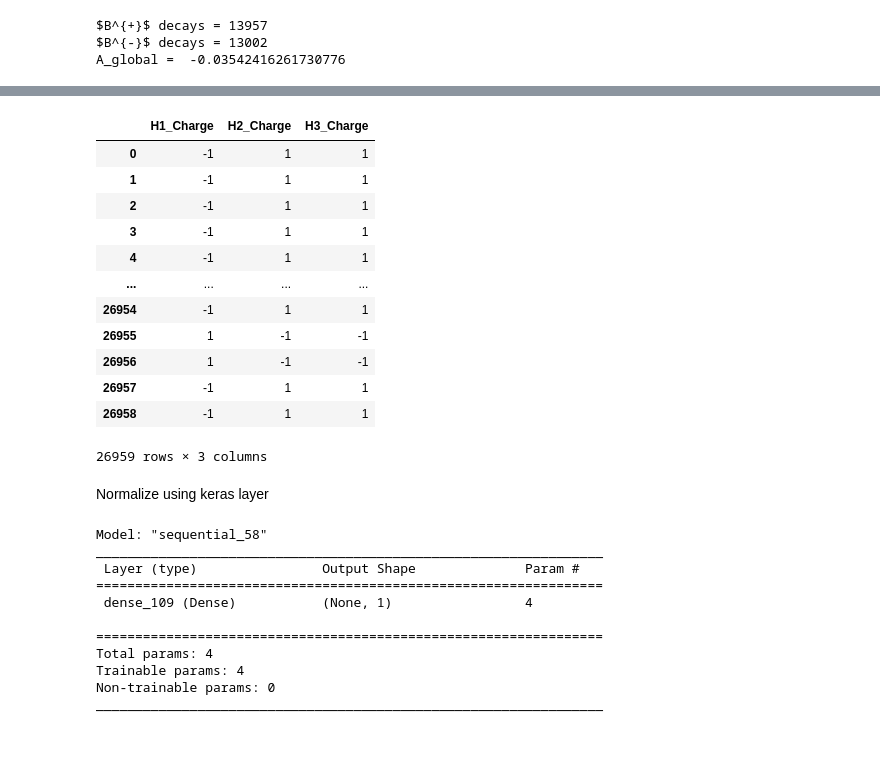
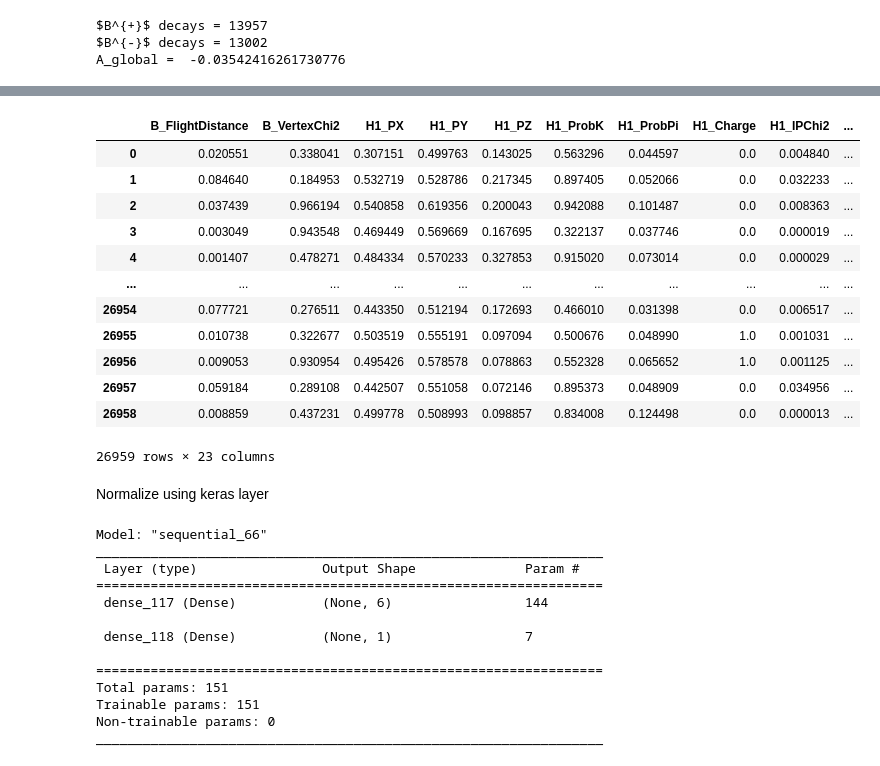
Before and after one commit to GitGup/ML_Projects, a Jupyter notebook: B_Meson_Neural_Network.ipynb, the cells around one changed output, grey strips where cells are left out. Saved outputs shown, nothing was run; the diff lists cells and outputs as text; code cells hidden in the pictures.

Commit message:
23 parameters, correctly predicts B+ or B- meson

```diff
--- a/B_Meson_Neural_Network.ipynb
+++ b/B_Meson_Neural_Network.ipynb
@@ -148,19 +134,19 @@ Name: H2_ProbK, Length: 26959, dtype: float64
-# %%
-df
-# %% [output]
-|  | H1_Charge | H2_Charge | H3_Charge |
-| 0 | -1 | 1 | 1 |
-| 1 | -1 | 1 | 1 |
-| 2 | -1 | 1 | 1 |
-| 3 | -1 | 1 | 1 |
-| 4 | -1 | 1 | 1 |
-| ... | ... | ... | ... |
-| 26954 | -1 | 1 | 1 |
-| 26955 | 1 | -1 | -1 |
-| 26956 | 1 | -1 | -1 |
-| 26957 | -1 | 1 | 1 |
-| 26958 | -1 | 1 | 1 |
-26959 rows × 3 columns
+# %%
+df_norm
+# %% [output]
+|  | B_FlightDistance | B_VertexChi2 | H1_PX | H1_PY | H1_PZ | H1_ProbK | H1_ProbPi | H1_Charge | H1_IPChi2 | ... |
+| 0 | 0.020551 | 0.338041 | 0.307151 | 0.499763 | 0.143025 | 0.563296 | 0.044597 | 0.0 | 0.004840 | ... |
+| 1 | 0.084640 | 0.184953 | 0.532719 | 0.528786 | 0.217345 | 0.897405 | 0.052066 | 0.0 | 0.032233 | ... |
+| 2 | 0.037439 | 0.966194 | 0.540858 | 0.619356 | 0.200043 | 0.942088 | 0.101487 | 0.0 | 0.008363 | ... |
+| 3 | 0.003049 | 0.943548 | 0.469449 | 0.569669 | 0.167695 | 0.322137 | 0.037746 | 0.0 | 0.000019 | ... |
+| 4 | 0.001407 | 0.478271 | 0.484334 | 0.570233 | 0.327853 | 0.915020 | 0.073014 | 0.0 | 0.000029 | ... |
+| ... | ... | ... | ... | ... | ... | ... | ... | ... | ... | ... |
+| 26954 | 0.077721 | 0.276511 | 0.443350 | 0.512194 | 0.172693 | 0.466010 | 0.031398 | 0.0 | 0.006517 | ... |
+| 26955 | 0.010738 | 0.322677 | 0.503519 | 0.555191 | 0.097094 | 0.500676 | 0.048990 | 1.0 | 0.001031 | ... |
+| 26956 | 0.009053 | 0.930954 | 0.495426 | 0.578578 | 0.078863 | 0.552328 | 0.065652 | 1.0 | 0.001125 | ... |
+| 26957 | 0.059184 | 0.289108 | 0.442507 | 0.551058 | 0.072146 | 0.895373 | 0.048909 | 0.0 | 0.034956 | ... |
+| 26958 | 0.008859 | 0.437231 | 0.499778 | 0.508993 | 0.098857 | 0.834008 | 0.124498 | 0.0 | 0.000013 | ... |
+26959 rows × 23 columns
 # %% [markdown]
 Normalize using keras layer
 # %%
@@ -168,23 +154,26 @@ normalizer = tf.keras.layers.Normalization(axis = -1)
 normalizer.adapt(df)
 # %%
 model = Sequential()
-model.add(tf.keras.Input(shape = (3)))
-model.add(Dense(1))
+model.add(tf.keras.Input(shape = (23)))
+model.add(Dense(6, activation = "relu"))
+model.add(Dense(1, activation = "relu"))
 
 loss=tf.keras.losses.MeanSquaredError()
 model.compile(loss= loss, optimizer= tf.keras.optimizers.Adam(learning_rate = 0.0001))
 
 model.summary()
 # %% [output]
-Model: "sequential_58"
+Model: "sequential_66"
 _________________________________________________________________
  Layer (type)                Output Shape              Param #
 =================================================================
- dense_109 (Dense)           (None, 1)                 4
+ dense_117 (Dense)           (None, 6)                 144
+
+ dense_118 (Dense)           (None, 1)                 7
 
 =================================================================
-Total params: 4
-Trainable params: 4
+Total params: 151
+Trainable params: 151
 Non-trainable params: 0
 _________________________________________________________________
 # %%
```
Also changed, not shown: parts of 8 cells of this notebook.
